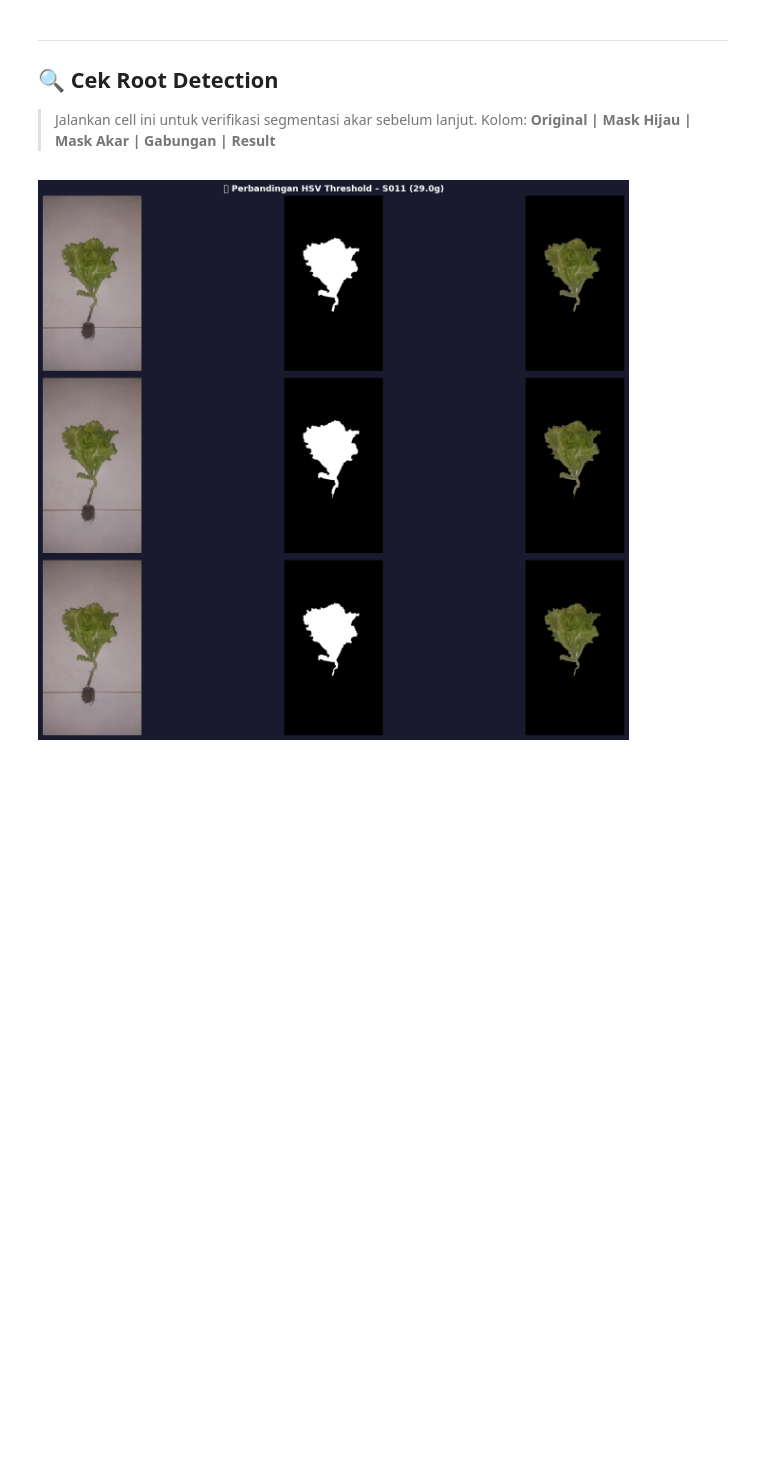
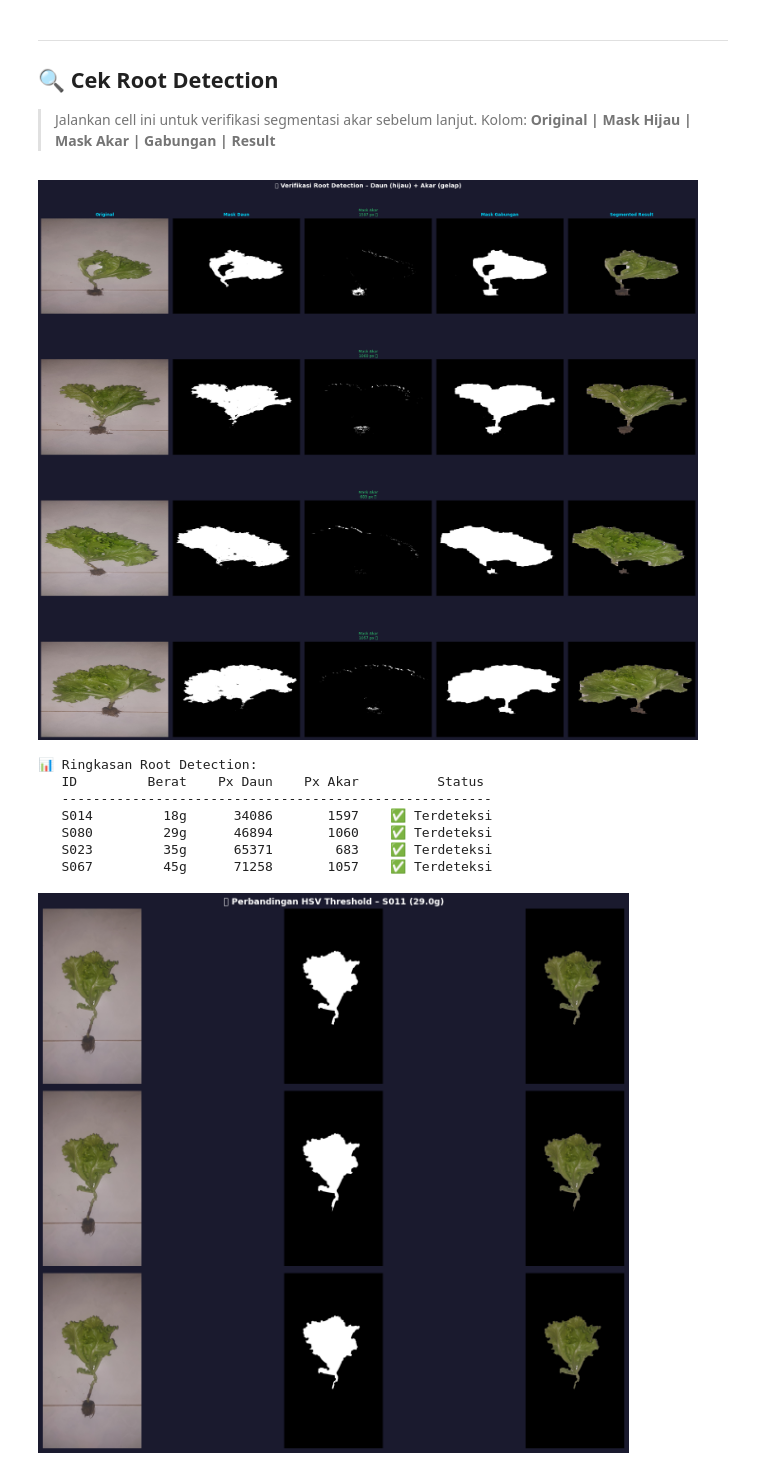
Before and after one commit to Harry154git/lettuce-weight-prediction, a Jupyter notebook: notebooks/01_Data_Preprocessing.ipynb, the cells around one changed output. Saved outputs shown, nothing was run; the diff lists cells and outputs as text; code cells hidden in the pictures; blank space fills up the shorter version.

```diff
--- a/notebooks/01_Data_Preprocessing.ipynb
+++ b/notebooks/01_Data_Preprocessing.ipynb
@@ -180,7 +180,7 @@ def segment_lettuce(image_bgr, lower_green=None, upper_green=None):
     mask_g = cv2.inRange(hsv, lo, hi)
 
     # Mask 2: akar gelap (V<65 & S<80 = tanah/akar, bukan background putih)
-    mask_r = cv2.inRange(hsv, np.array([0, 0, 5]), np.array([180, 80, 65]))
+    mask_r = cv2.inRange(hsv, np.array([0, 0, 5]), np.array([180, 80, 75]))
 
     # Gabungkan daun + akar
     mask = cv2.bitwise_or(mask_g, mask_r)
@@ -204,5 +204,5 @@ def segment_lettuce(image_bgr, lower_green=None, upper_green=None):
 
 print('✅ Fungsi segmentasi berhasil dibuat (dengan root detection)!')
 print(f'   Daun HSV : {LOWER_GREEN.tolist()} → {UPPER_GREEN.tolist()}')
-print(f'   Akar HSV : [0,0,5] → [180,80,65]  (V<65, S<80 = gelap)')
+print(f'   Akar HSV : [0,0,5] → [180,80,75]  (V<75, S<80 = gelap)')
 # %% [output]
@@ -278,7 +278,7 @@ for row, (_, srow) in enumerate(samples.iterrows()):
 
     # Mask terpisah
     mask_g = cv2.inRange(hsv, np.array([20, 30, 30]), np.array([95, 255, 255]))
-    mask_r = cv2.inRange(hsv, np.array([0,  0,  5]),  np.array([180, 80, 65]))
+    mask_r = cv2.inRange(hsv, np.array([0,  0,  5]),  np.array([180, 80, 75]))
 
     # Gabungan + morphology
     k = np.ones((7,7), np.uint8)
@@ -299,37 +299,46 @@ for row, (_, srow) in enumerate(samples.iterrows()):
     root_px   = np.count_nonzero(mask_r)
     green_px  = np.count_nonzero(mask_g)
     total_px  = 640 * 480
 
     for col, (im, cm) in enumerate(zip(imgs, cmaps)):
         axes[row, col].imshow(im, cmap=cm)
         axes[row, col].axis('off')
 
     axes[row, 0].set_ylabel(
         f"{srow['id']}  {srow['weight_gram']:.0f}g",
         fontsize=9, color='white', rotation=0, labelpad=80, va='center'
     )
-    root_status = '✅' if root_px > 200 else '❌ Tidak terdeteksi'
+    root_status = '✅' if root_px > 100 else '❌ Tidak terdeteksi'
     axes[row, 2].set_title(
         f'Mask Akar\n{root_px} px {root_status}',
-        fontsize=9, color='#2ECC71' if root_px > 200 else '#E74C3C'
+        fontsize=9, color='#2ECC71' if root_px > 100 else '#E74C3C'
     )
 
 plt.tight_layout()
 plt.savefig(f'{BASE_DIR}/output/plots/root_detection_check.png',
             dpi=120, bbox_inches='tight', facecolor='#1a1a2e')
 plt.show()
 
 print('\n📊 Ringkasan Root Detection:')
 print(f'   {"ID":<8} {"Berat":>7} {"Px Daun":>10} {"Px Akar":>10} {"Status":>15}')
 print('   ' + '-'*55)
 for _, srow in samples.iterrows():
     im = cv2.resize(cv2.imread(srow['image_path']), (640,480))
     h  = cv2.cvtColor(im, cv2.COLOR_BGR2HSV)
     mg = cv2.inRange(h, np.array([20,30,30]), np.array([95,255,255]))
-    mr = cv2.inRange(h, np.array([0,0,5]),    np.array([180,80,65]))
+    mr = cv2.inRange(h, np.array([0,0,5]),    np.array([180,80,75]))
     pg = np.count_nonzero(mg); pr = np.count_nonzero(mr)
-    status = '✅ Terdeteksi' if pr > 200 else '❌ GAGAL'
+    status = '✅ Terdeteksi' if pr > 100 else '❌ GAGAL'
     print(f'   {srow["id"]:<8} {srow["weight_gram"]:>6.0f}g {pg:>10} {pr:>10} {status:>15}')
+# %% [output]
+[figure, added]
+📊 Ringkasan Root Detection:
+   ID         Berat    Px Daun    Px Akar          Status
+   -------------------------------------------------------
+   S014         18g      34086       1597    ✅ Terdeteksi
+   S080         29g      46894       1060    ✅ Terdeteksi
+   S023         35g      65371        683    ✅ Terdeteksi
+   S067         45g      71258       1057    ✅ Terdeteksi
 # %%
 # ── FINE-TUNING HSV (jalankan jika segmentasi kurang bagus) ──────
 # Coba berbagai kombinasi threshold dan bandingkan
```
Also changed, not shown: parts of 3 cells of this notebook, 2 other files.
